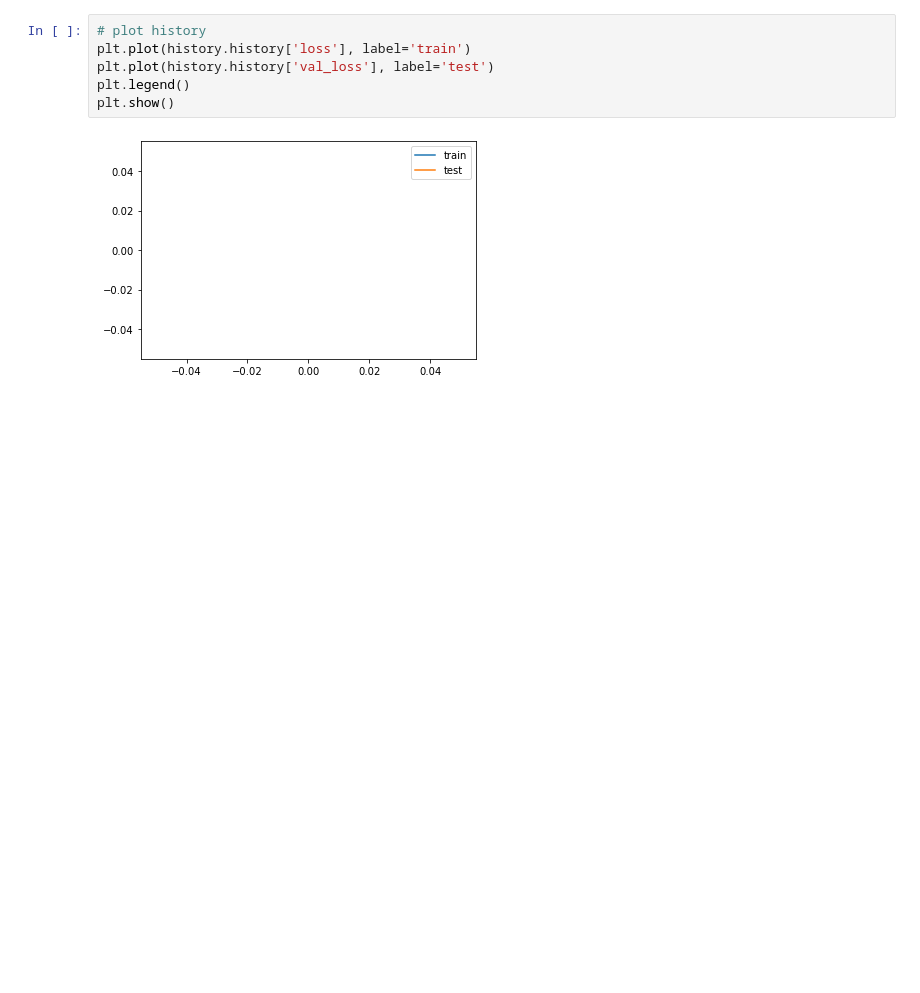
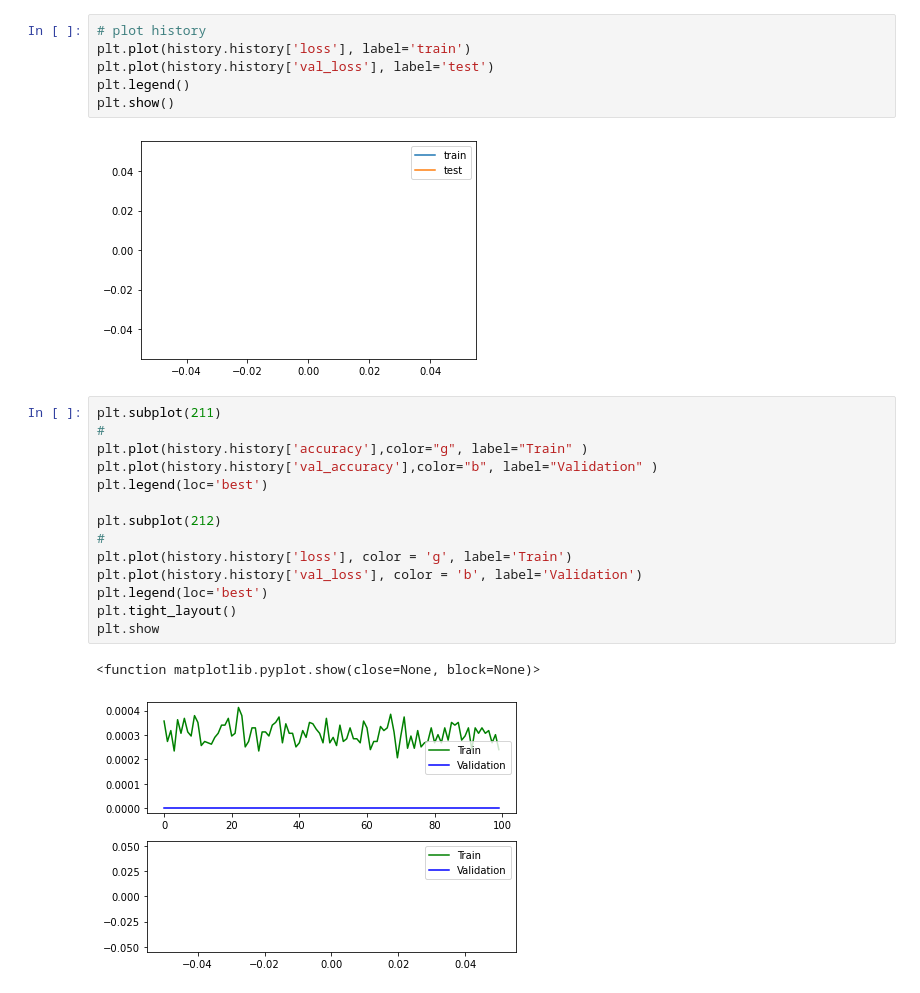
Before and after one commit to SB91ko/ChaoprayaRiver_WaterLV_prediction, a Jupyter notebook: Trial_LSTM.ipynb, the cells around one changed output. Cells and saved outputs as stored; diff of their text form; blank space fills up the shorter version.

```diff
--- a/Trial_LSTM.ipynb
+++ b/Trial_LSTM.ipynb
@@ -247,3 +263,20 @@ plt.legend()
 plt.show()
 # %% [output]
 [figure]
+# %%
+plt.subplot(211)
+#
+plt.plot(history.history['accuracy'],color="g", label="Train" )
+plt.plot(history.history['val_accuracy'],color="b", label="Validation" )
+plt.legend(loc='best')
+
+plt.subplot(212)
+#
+plt.plot(history.history['loss'], color = 'g', label='Train')
+plt.plot(history.history['val_loss'], color = 'b', label='Validation')
+plt.legend(loc='best')
+plt.tight_layout()
+plt.show
+# %% [output]
+<function matplotlib.pyplot.show(close=None, block=None)>
+[figure, added]
```
Also changed, not shown: parts of 16 cells of this notebook, 7 other files.
